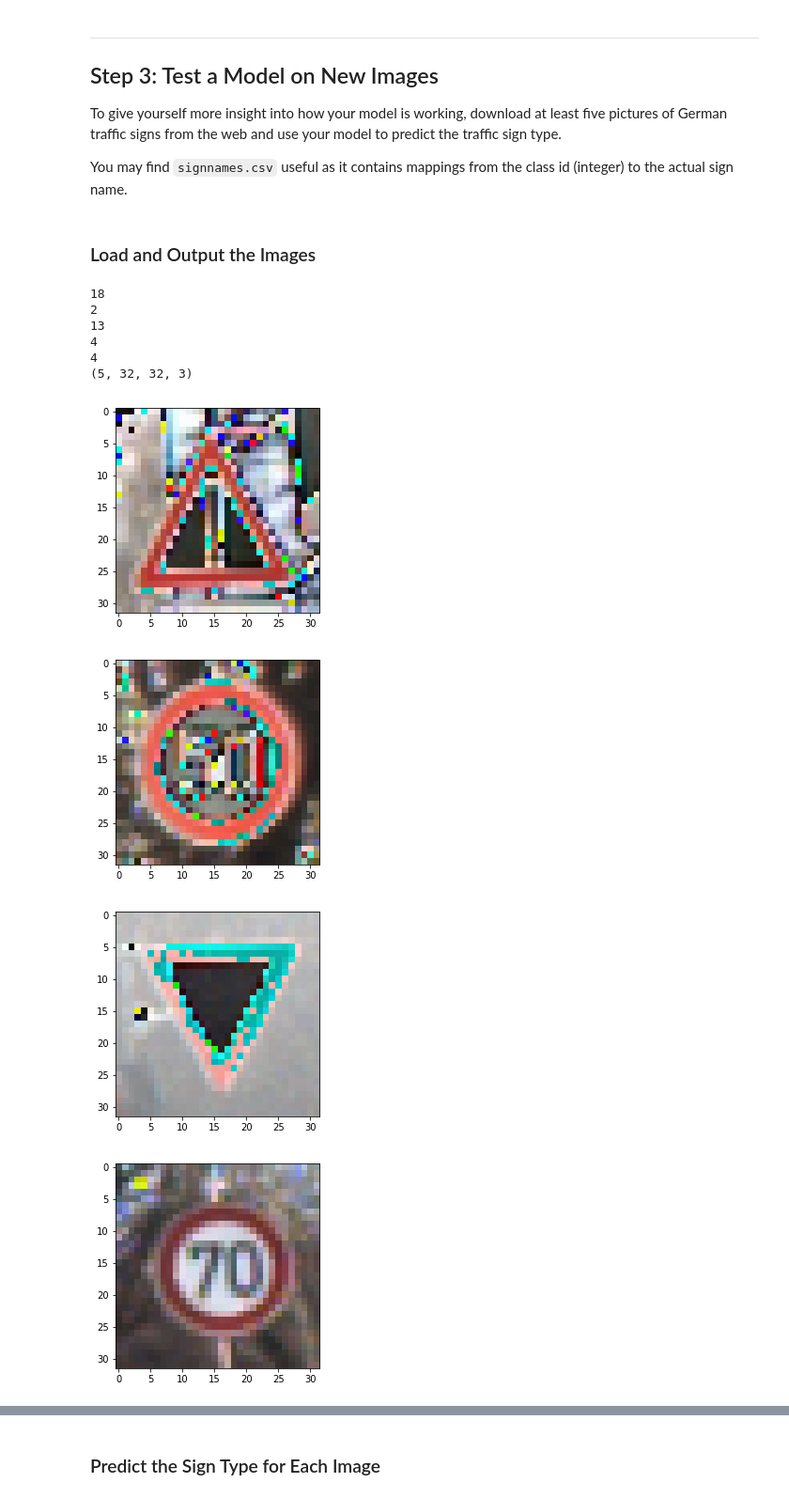
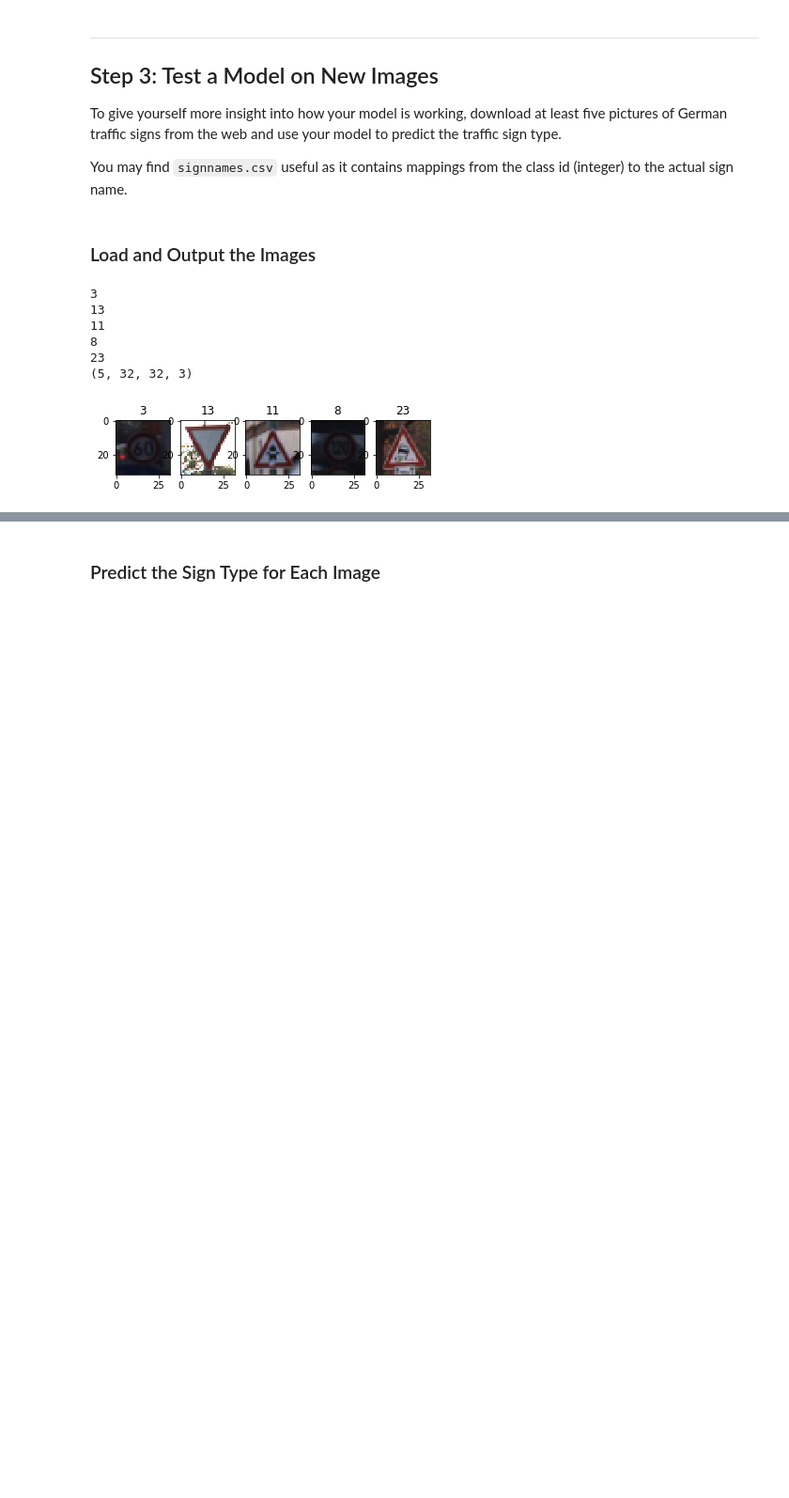
Before and after one commit to nqiao/Traffic-Sign-Classifier, a Jupyter notebook: Traffic_Sign_Classifier.ipynb, the cells around one changed output, grey strips where cells are left out. Shown: that part at 94% size. Saved outputs shown, nothing was run; the diff lists cells and outputs as text; code cells hidden in the pictures; blank space fills up the shorter version.

```diff
--- a/Traffic_Sign_Classifier.ipynb
+++ b/Traffic_Sign_Classifier.ipynb
@@ -332,19 +332,19 @@ You may find `signnames.csv` useful as it contains mappings from the class id (i
 # %%
 # randomly choose five pictures from the testset.
 sample_indexes = np.random.choice(len(X_test), 5)
-for index in sample_indexes:
-    plt.figure()
+plt.figure()
+for i in range(5):
+    index = sample_indexes[i]
+    plt.subplot(1, 5, i+1)
     plt.imshow(X_test[index])
+    plt.title(y_test[index])
     print(y_test[index])
 print(X_test[sample_indexes].shape)
 # %% [output]
-18
-2
+3
 13
-4
-4
+11
+8
+23
 (5, 32, 32, 3)
-[figure, old version]
+[figure, new version]
-[figure, removed]
-[figure, removed]
-[figure, removed]
```
Also changed, not shown: parts of 8 cells of this notebook.
